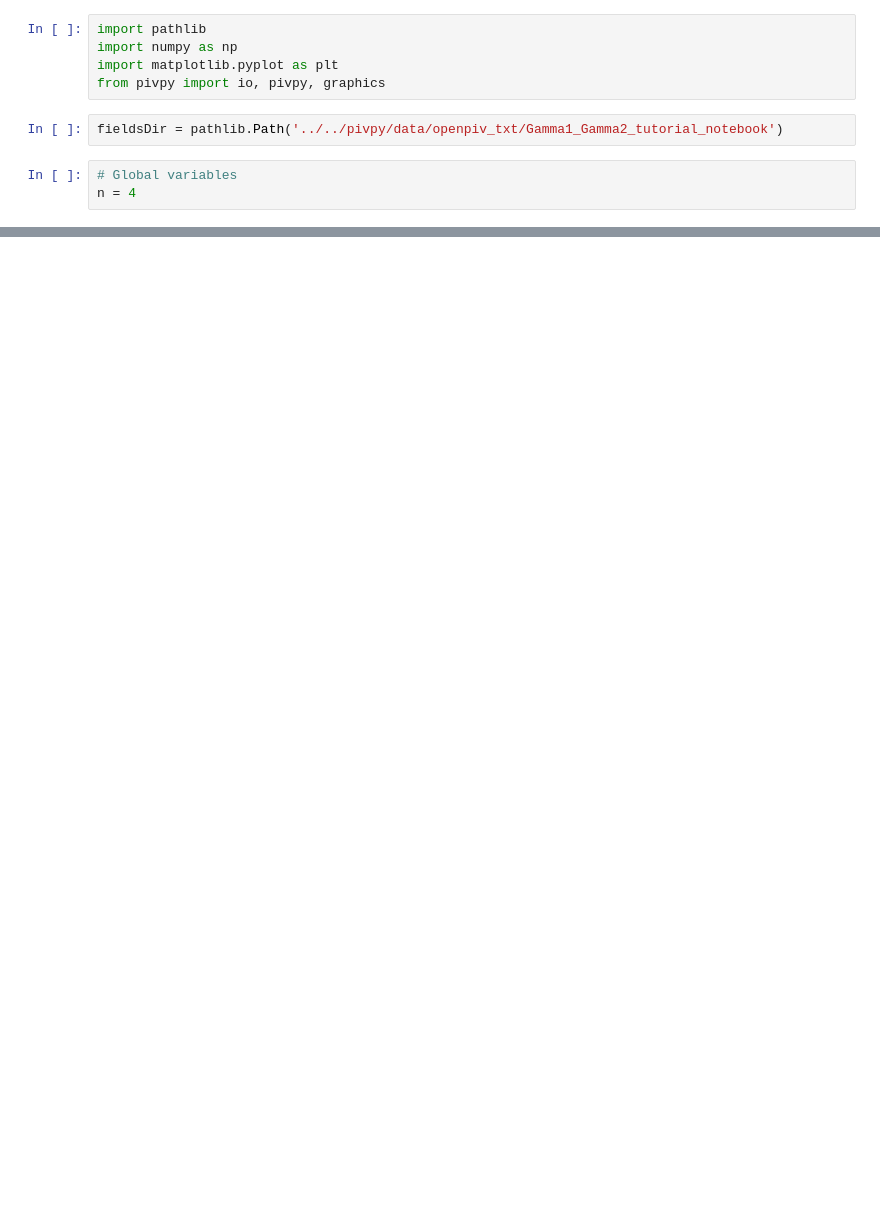
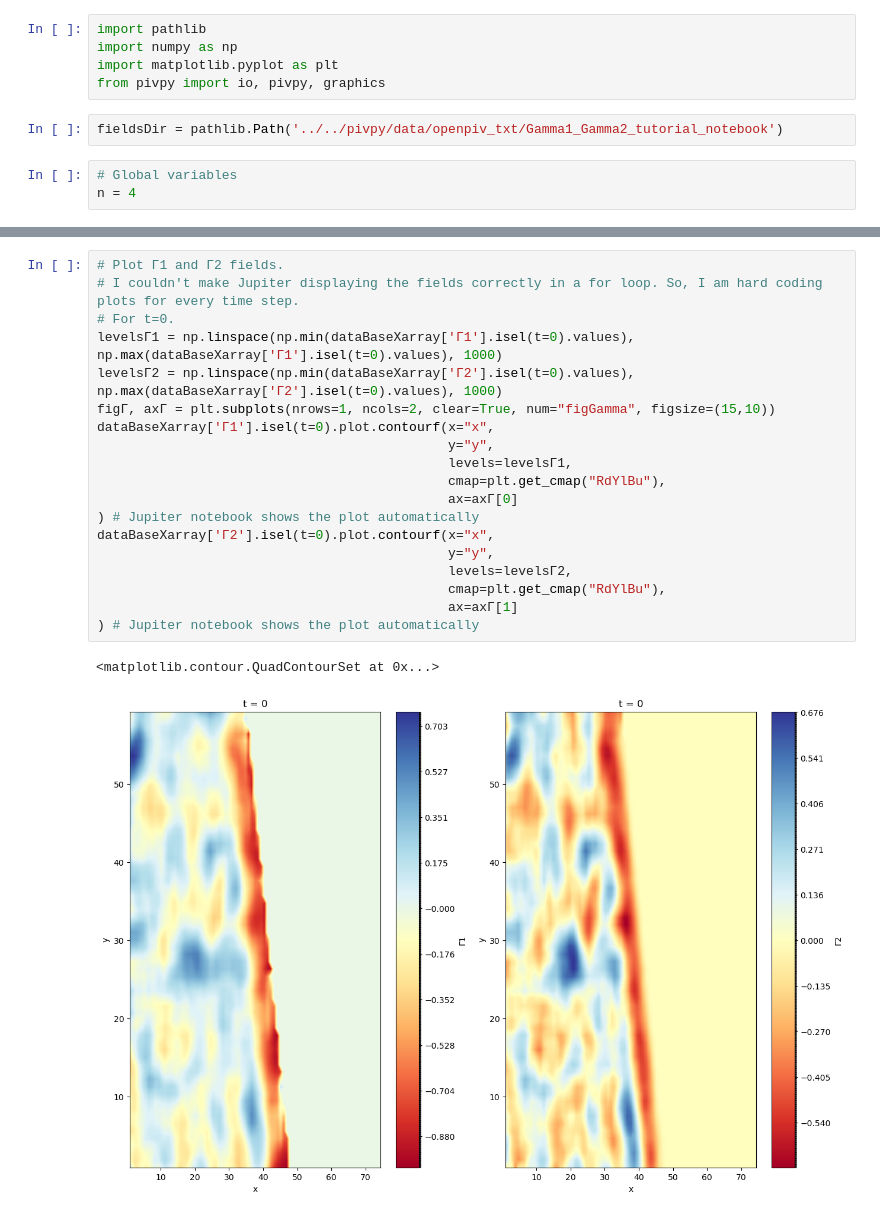
Before and after one commit to alexlib/pivpy, a Jupyter notebook: examples/notebooks/Gamma1_Gamma2_tutorial.ipynb, the cells around one changed output, grey strips where cells are left out. Drawn from its saved outputs; the diff is of its cells as text; blank space fills up the shorter version.

Commit message:
I finalyzed th plotting part in the Gamma1_Gamma2_tutorial.ipynb notebook. I added standard vortices from PIV challenge as additional data for Gamma1_Gamma2_tutorial.ipynb.

```diff
--- a/examples/notebooks/Gamma1_Gamma2_tutorial.ipynb
+++ b/examples/notebooks/Gamma1_Gamma2_tutorial.ipynb
@@ -22 +59,23 @@ dataBaseXarray.piv.Γ2(n, convCoords=False) # False, because the coordinates hav
+# %%
+# Plot Γ1 and Γ2 fields.
+# I couldn't make Jupiter displaying the fields correctly in a for loop. So, I am hard coding plots for every time step.
+# For t=0.
+levelsΓ1 = np.linspace(np.min(dataBaseXarray['Γ1'].isel(t=0).values), np.max(dataBaseXarray['Γ1'].isel(t=0).values), 1000)
+levelsΓ2 = np.linspace(np.min(dataBaseXarray['Γ2'].isel(t=0).values), np.max(dataBaseXarray['Γ2'].isel(t=0).values), 1000)
+figΓ, axΓ = plt.subplots(nrows=1, ncols=2, clear=True, num="figGamma", figsize=(15,10))
+dataBaseXarray['Γ1'].isel(t=0).plot.contourf(x="x",
+                                             y="y",
+                                             levels=levelsΓ1,
+                                             cmap=plt.get_cmap("RdYlBu"),
+                                             ax=axΓ[0]
+) # Jupiter notebook shows the plot automatically
+dataBaseXarray['Γ2'].isel(t=0).plot.contourf(x="x",
+                                             y="y",
+                                             levels=levelsΓ2,
+                                             cmap=plt.get_cmap("RdYlBu"),
+                                             ax=axΓ[1]
+) # Jupiter notebook shows the plot automatically
+# %% [output]
+<matplotlib.contour.QuadContourSet at 0x...>
+[figure, added]
 # %%
```
Also changed, not shown: parts of 5 cells of this notebook.
